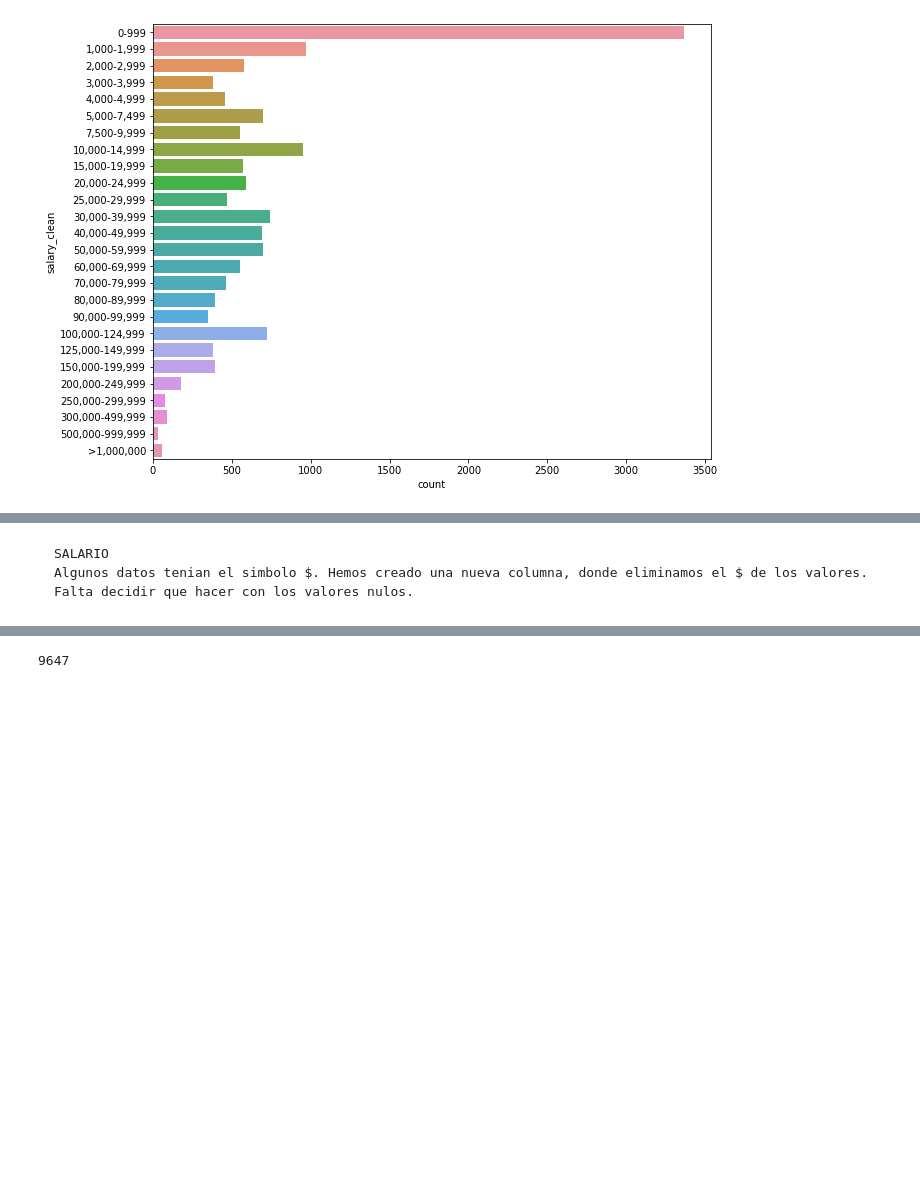
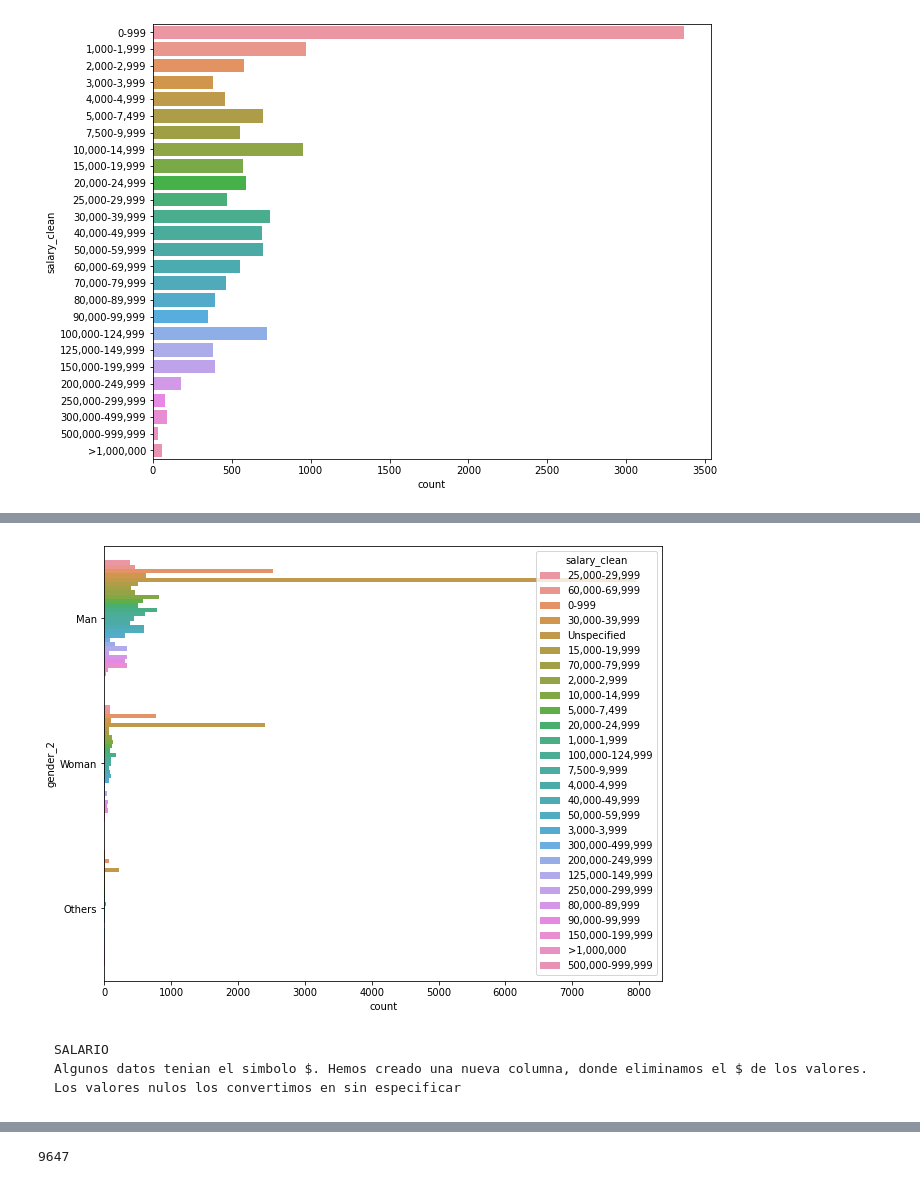
Before and after one commit to Adalab/project-da-promo-A-module-2-team-1-, a Jupyter notebook: Analisis exploratorio/EDA_ col_empresas.ipynb, the cells around one changed output, grey strips where cells are left out. Drawn from its saved outputs; the diff is of its cells as text; code cells hidden in the pictures; blank space fills up the shorter version.

```diff
--- a/Analisis exploratorio/EDA_ col_empresas.ipynb
+++ b/Analisis exploratorio/EDA_ col_empresas.ipynb
@@ -197,5 +263,9 @@ ax = sns.countplot(y="salary_clean", data=df, order= salary_order)
+# %%
+ax = sns.countplot(y="gender_2", hue= "salary_clean", data=df)
+# %% [output]
+[figure, added]
 # %% [markdown]
     SALARIO
-    Algunos datos tenian el simbolo $. Hemos creado una nueva columna, donde eliminamos el $ de los valores. Falta decidir que hacer con los valores nulos.
+    Algunos datos tenian el simbolo $. Hemos creado una nueva columna, donde eliminamos el $ de los valores. Los valores nulos los convertimos en sin especificar
 # %%
 df.industry.value_counts()
```
Also changed, not shown: parts of 36 cells of this notebook, 1 other file.
